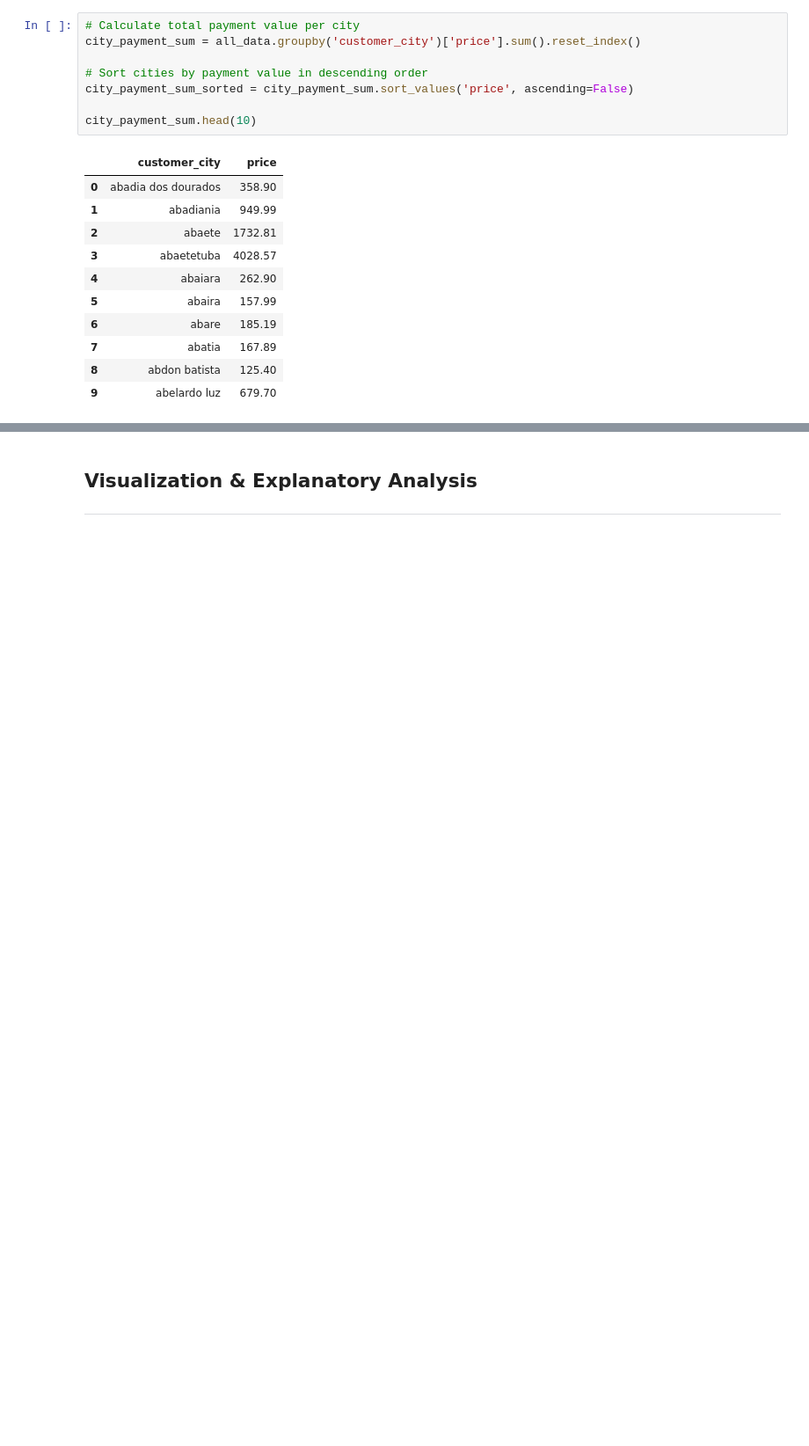
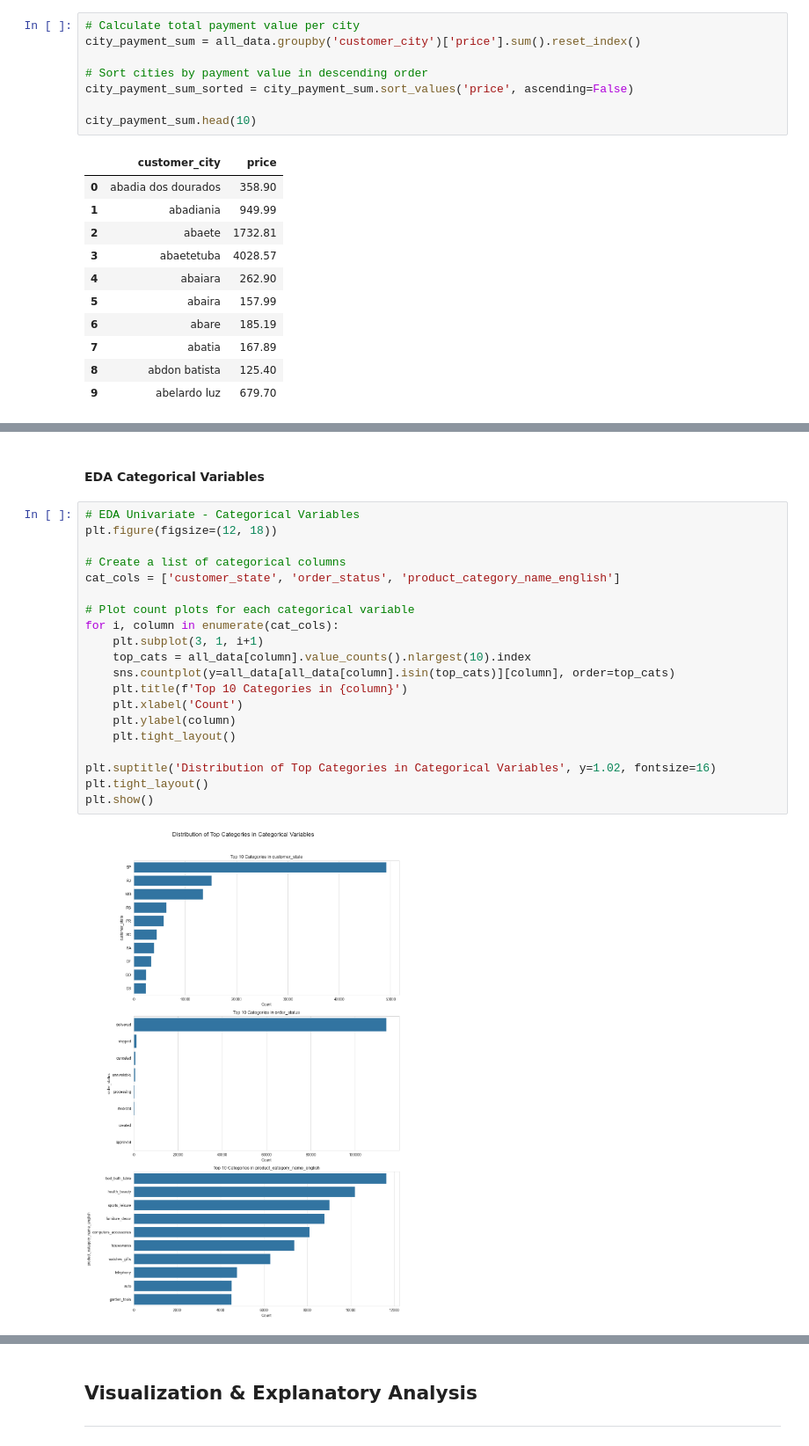
Before and after one commit to royanrosyad85/E-commerce-Data-Geospatial_Analysis, a Jupyter notebook: notebook.ipynb, the cells around one changed output, grey strips where cells are left out. Shown at 88% size. Cells and saved outputs as stored; diff of their text form; blank space fills up the shorter version.

```diff
--- a/notebook.ipynb
+++ b/notebook.ipynb
@@ -914,0 +967,24 @@ city_payment_sum.head(10)
+# %% [markdown]
+#### EDA Categorical Variables
+# %%
+# EDA Univariate - Categorical Variables
+plt.figure(figsize=(12, 18))
+
+# Create a list of categorical columns
+cat_cols = ['customer_state', 'order_status', 'product_category_name_english']
+
+# Plot count plots for each categorical variable
+for i, column in enumerate(cat_cols):
+    plt.subplot(3, 1, i+1)
+    top_cats = all_data[column].value_counts().nlargest(10).index
+    sns.countplot(y=all_data[all_data[column].isin(top_cats)][column], order=top_cats)
+    plt.title(f'Top 10 Categories in {column}')
+    plt.xlabel('Count')
+    plt.ylabel(column)
+    plt.tight_layout()
+
+plt.suptitle('Distribution of Top Categories in Categorical Variables', y=1.02, fontsize=16)
+plt.tight_layout()
+plt.show()
+# %% [output]
+[figure, added]
```
Also changed, not shown: parts of 7 cells of this notebook.
